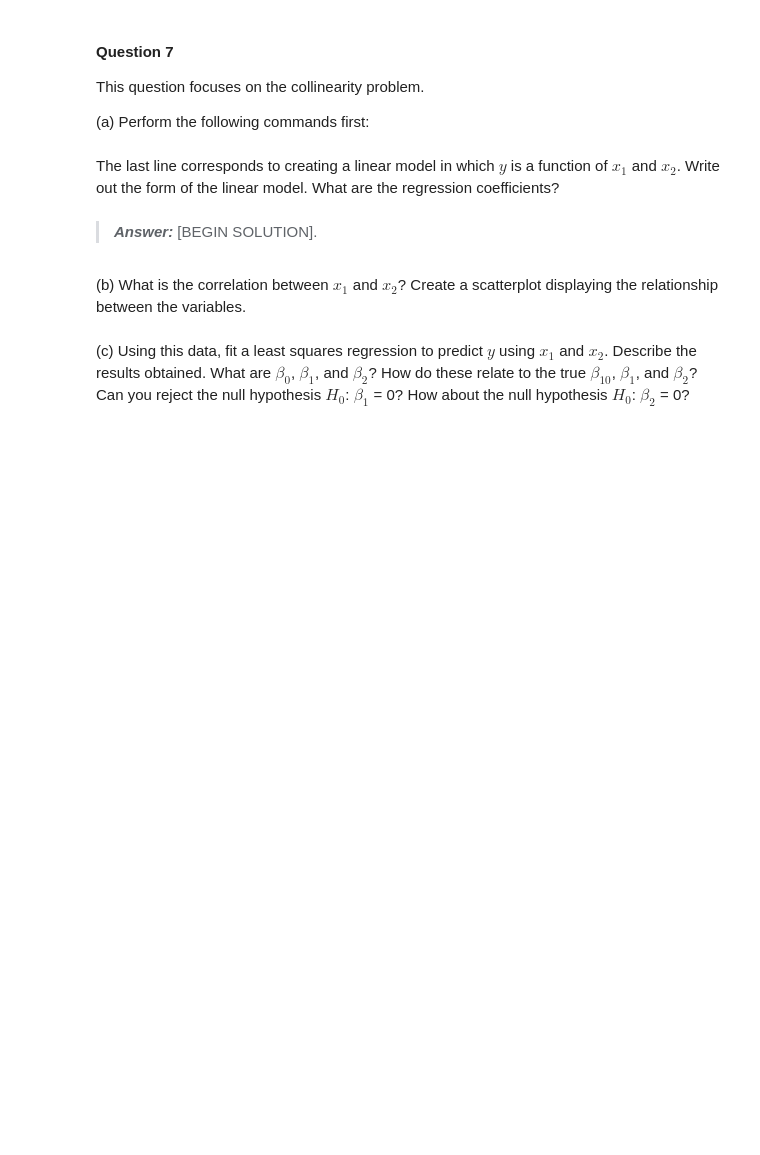
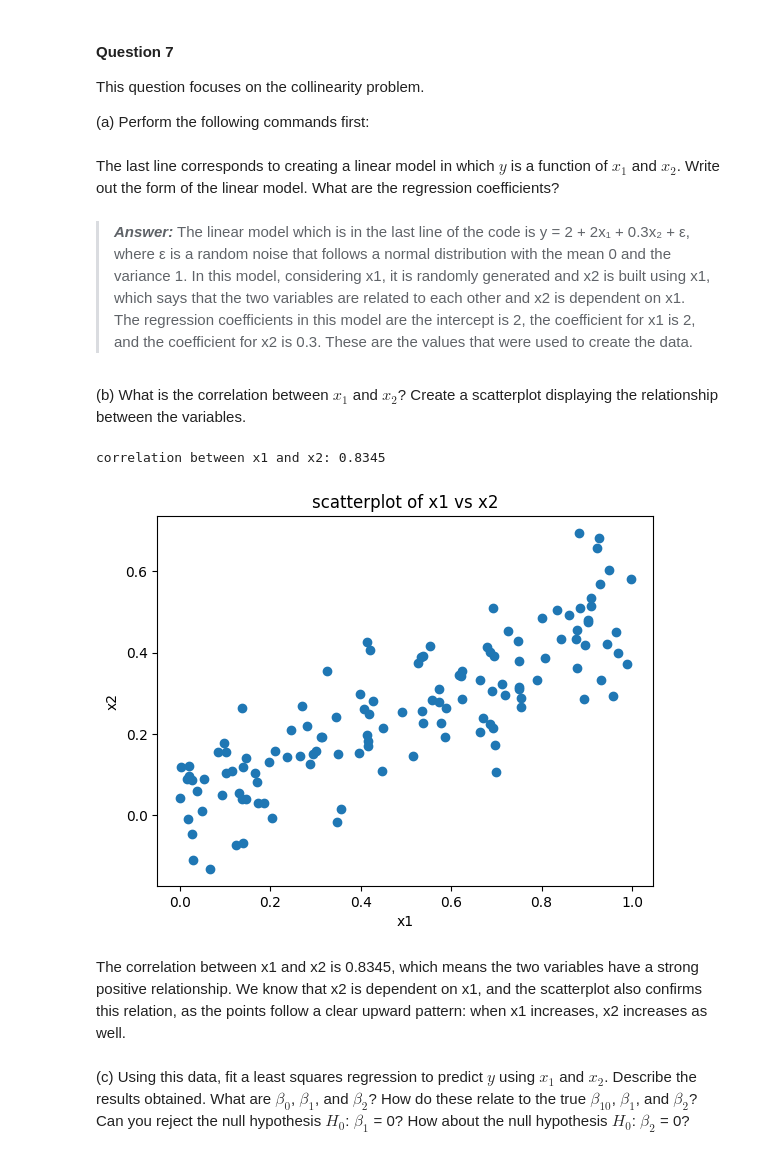
Before and after one commit to YashviKommidi/Machine_learning_26, a Jupyter notebook: INFO521_HW3.ipynb, the cells around one changed output. Cells and saved outputs as stored; diff of their text form; code cells hidden in the pictures; blank space fills up the shorter version.

Commit message:
added 7th answer

```diff
--- a/INFO521_HW3.ipynb
+++ b/INFO521_HW3.ipynb
@@ -567,13 +687,30 @@ y = 2 + 2 * x1 + 0.3 * x2 + np.random.normal(size=128)
 # %% [markdown]
 The last line corresponds to creating a linear model in which $y$ is a function of $x_1$ and $x_2$. Write out the form of the linear model. What are the regression coefficients?
 # %% [markdown]
-> **_Answer:_**  [BEGIN SOLUTION].
+> **_Answer:_** The linear model which is in the last line of the code is  y = 2 + 2x₁ + 0.3x₂ + ε, where ε is a random noise that follows a normal distribution with the mean 0 and the variance 1. In this model, considering x1, it is randomly generated and x2 is built using x1, which says that  the two variables are related to each other and x2 is dependent on x1. The regression coefficients in this model are
+the intercept is 2, the coefficient for x1 is 2, and the coefficient for x2 is 0.3. These are the values that were used to create the data.
 # %% [markdown]
 (b) What is the correlation between $x_1$ and $x_2$? Create a scatterplot displaying the relationship between the variables.
 # %%
-# BEGIN SOLUTION
+#importing packages
+import numpy as np
+import matplotlib.pyplot as plt
 
-# END SOLUTION
+# calculating the correlation between x1 and x2
+corr = np.corrcoef(x1, x2)[0, 1]
+print("correlation between x1 and x2:", round(corr, 4))
+
+# creating a scatterplot which will help to understand the relationship between variables.
+plt.scatter(x1, x2)
+plt.xlabel("x1")
+plt.ylabel("x2")
+plt.title("scatterplot of x1 vs x2")
+plt.show()
+# %% [output]
+correlation between x1 and x2: 0.8345
+[figure, added]
+# %% [markdown]
+The correlation between x1 and x2 is 0.8345, which means the two variables have a strong positive relationship. We know that x2 is dependent on x1, and the scatterplot also confirms this relation, as the points follow a clear upward pattern: when x1 increases, x2 increases as well.
 # %% [markdown]
 (c) Using this data, fit a least squares regression to predict $y$ using $x_1$ and $x_2$. Describe the results obtained. What are $β_0$, $β_1$, and $β_2$? How do these relate to the true $β_10$, $β_1$, and $β_2$? Can you reject the null hypothesis $H_0$: $β_1$ = 0? How about the null hypothesis $H_0$: $β_2$ = 0?
 # %%
```
Also changed, not shown: parts of 20 cells of this notebook, 2 other files.
